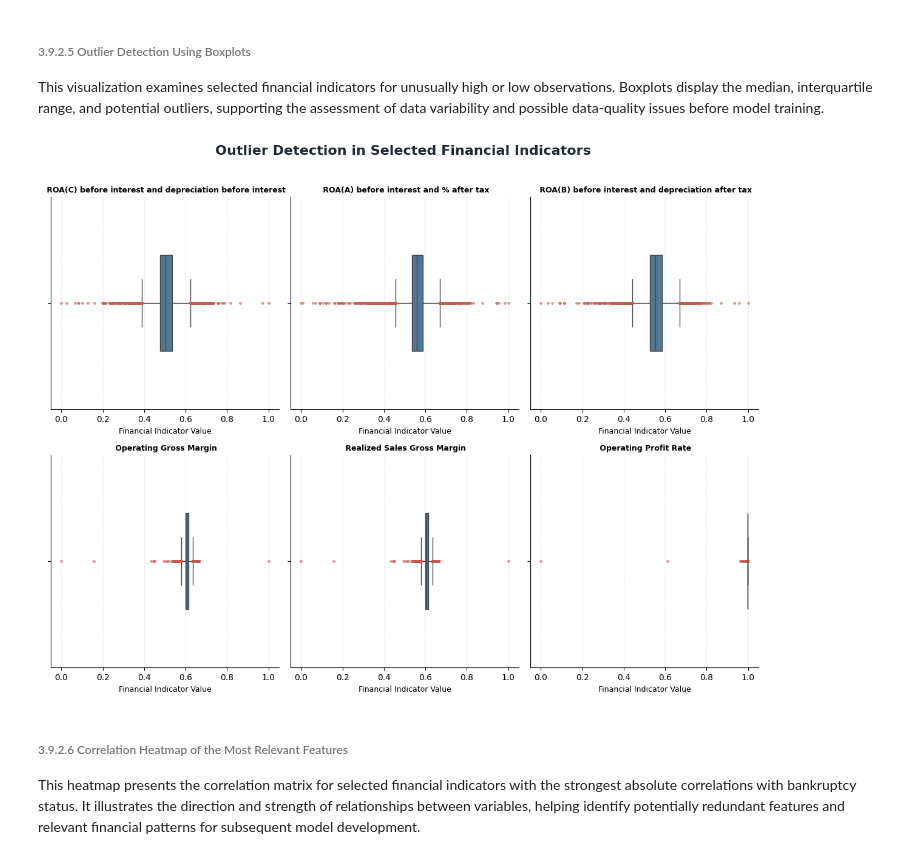
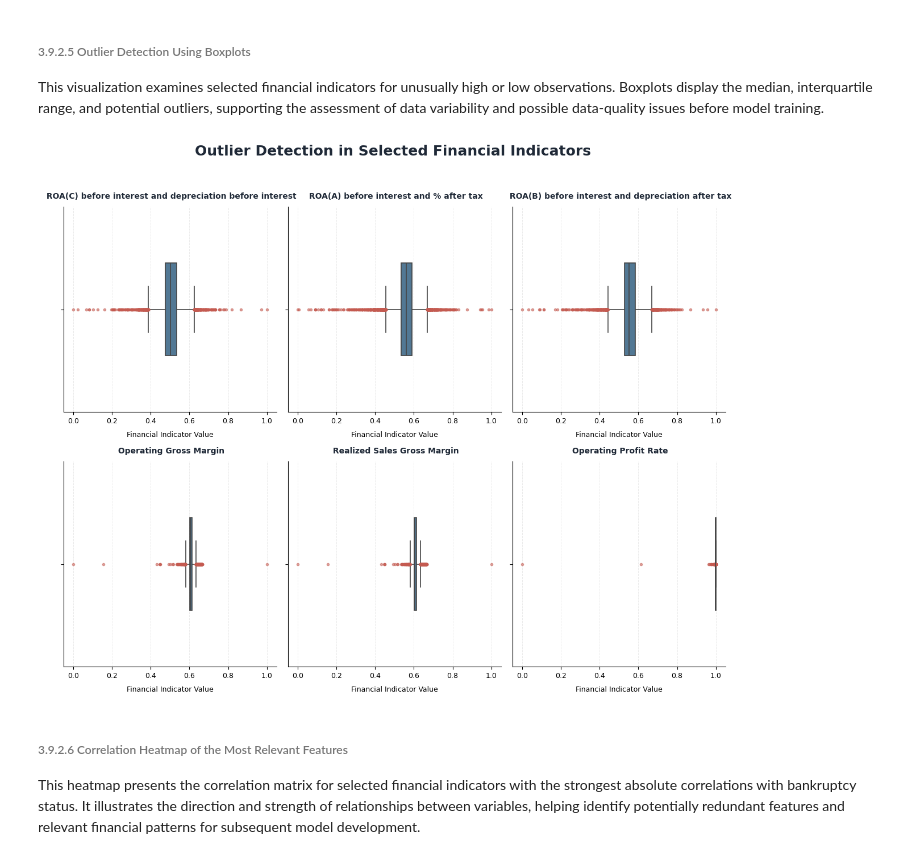
Before and after one commit to Clinton1029/bankruptcy_pred, a Jupyter notebook: Bankruptcy.ipynb, the cells around one changed output. Cells and saved outputs as stored; diff of their text form; code cells hidden in the pictures.

```diff
--- a/Bankruptcy.ipynb
+++ b/Bankruptcy.ipynb
@@ -733,78 +733,115 @@ The boxplots show that non-bankrupt companies generally have higher values for a
 This visualization examines selected financial indicators for unusually high or low observations. Boxplots display the median, interquartile range, and potential outliers, supporting the assessment of data variability and possible data-quality issues before model training.
 # %%
 
-# Identify numerical columns in the dataset.
+# Identify all numerical columns in the dataset.
 numeric_columns = df.select_dtypes(include=np.number).columns.tolist()
 
-# Exclude the bankruptcy target from the financial indicators.
+# Exclude the bankruptcy target to retain financial indicators only.
 financial_columns = [
     column for column in numeric_columns if column != "Bankrupt"
 ]
 
-# Select up to six financial indicators for outlier inspection.
+# Select up to six financial indicators for outlier analysis.
 outlier_features = financial_columns[:6]
 
-# Create a two-by-three grid of boxplots.
-fig, axes = plt.subplots(2, 3, figsize=(12, 9), facecolor="white")
+# Define a professional colour for the boxplots.
+box_color = "#47799F"
 
-# Add a shared title for the visualization.
+# Define a contrasting colour for potential outliers.
+outlier_color = "#C45A50"
+
+# Create a two-by-three grid with a white background.
+fig, axes = plt.subplots(
+    2, 3,
+    figsize=(12, 10),
+    facecolor="white"
+)
+
+# Add a clear title above the complete visualization.
 fig.suptitle(
     "Outlier Detection in Selected Financial Indicators",
-    fontsize=16,
+    fontsize=18,
     fontweight="bold",
     color="#1F2937",
-    y=1.02
+    y=0.98
 )
 
-# Loop through the selected indicators and plotting panels.
+# Apply consistent formatting to each subplot.
+for ax in axes.flatten():
+
+    # Set the plotting area background to white.
+    ax.set_facecolor("white")
+
+# Loop through the selected indicators and their plotting panels.
 for feature, ax in zip(outlier_features, axes.flatten()):
 
-    # Draw a boxplot and retain potential outlier markers.
+    # Draw a horizontal boxplot and display potential outliers.
     sns.boxplot(
         data=df,
         x=feature,
-        color="#47799F",
+        color=box_color,
         width=0.45,
+        linewidth=1.2,
         flierprops={
             "marker": "o",
-            "markersize": 2.5,
-            "markerfacecolor": "#C45A50",
-            "markeredgecolor": "#C45A50",
-            "alpha": 0.5
+            "markersize": 3,
+            "markerfacecolor": outlier_color,
+            "markeredgecolor": outlier_color,
+            "alpha": 0.55
         },
         ax=ax
     )
 
-    # Add the financial indicator name as the panel title.
-    ax.set_title(feature, fontsize=9, fontweight="bold")
+    # Add the financial indicator name as the subplot title.
+    ax.set_title(
+        feature,
+        fontsize=10,
+        fontweight="bold",
+        color="#1F2937",
+        pad=10
+    )
 
     # Label the horizontal axis.
-    ax.set_xlabel("Financial Indicator Value", fontsize=9)
+    ax.set_xlabel(
+        "Financial Indicator Value",
+        fontsize=9,
+        labelpad=8
+    )
 
-    # Remove the vertical-axis label because each panel shows one indicator.
+    # Remove the vertical-axis label for a cleaner layout.
     ax.set_ylabel("")
 
     # Add subtle vertical gridlines.
-    ax.grid(axis="x", linestyle="--", alpha=0.25)
+    ax.grid(
+        axis="x",
+        linestyle="--",
+        linewidth=0.7,
+        alpha=0.25
+    )
 
     # Keep gridlines behind the boxplot.
     ax.set_axisbelow(True)
 
-    # Remove unnecessary borders.
+    # Remove the top and right borders.
     ax.spines["top"].set_visible(False)
     ax.spines["right"].set_visible(False)
 
-# Hide unused panels if fewer than six indicators are available.
+    # Use a consistent font size for horizontal-axis tick labels.
+    ax.tick_params(axis="x", labelsize=9)
+
+# Hide unused panels when fewer than six indicators are available.
 for ax in axes.flatten()[len(outlier_features):]:
+
+    # Make the unused subplot invisible.
     ax.set_visible(False)
 
-# Improve subplot spacing.
-plt.tight_layout()
+# Adjust spacing between panels and the overall title.
+plt.tight_layout(rect=[0, 0, 1, 0.95])
 
-# Display the boxplots.
+# Display the completed visualization.
 plt.show()
 # %% [output]
-[figure, old version]
+[figure, new version]
 # %% [markdown]
 ###### 3.9.2.6 Correlation Heatmap of the Most Relevant Features
 
```
